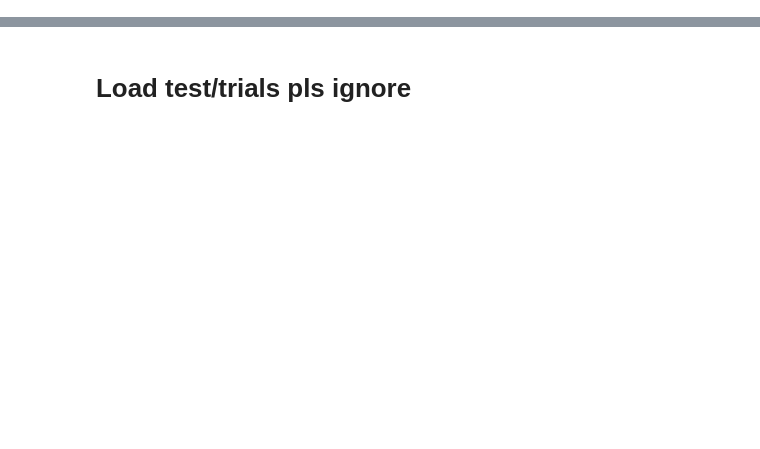
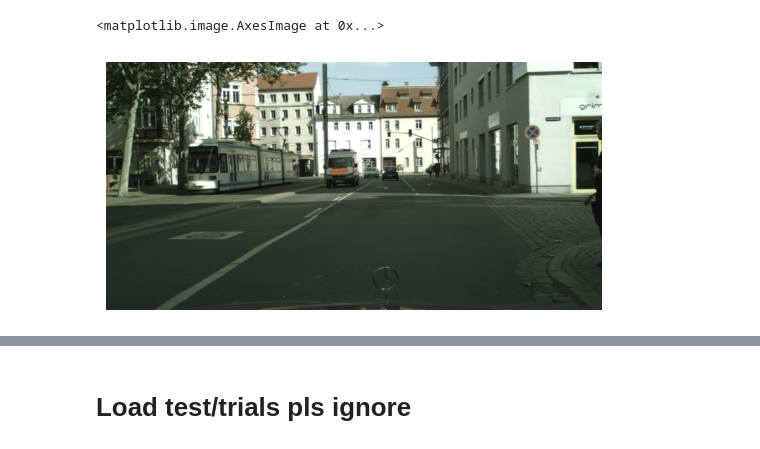
Before and after one commit to DataScienceAndEngineering/deep-learning-final-project-project-sidewalk, a Jupyter notebook: notebooks/explorations/maskrcnn_demo.ipynb, the cells around one changed output, grey strips where cells are left out. Drawn from its saved outputs; the diff is of its cells as text; code cells hidden in the pictures; blank space fills up the shorter version.

```diff
--- a/notebooks/explorations/maskrcnn_demo.ipynb
+++ b/notebooks/explorations/maskrcnn_demo.ipynb
@@ -216,0 +393,6 @@ TypeError: Could not build a TypeSpec for <KerasTensor: shape=(None, None, 4) dt
+# %%
+plt.axis('off')
+plt.imshow(dataset.load_image('jena_000048_000019'))
+# %% [output]
+<matplotlib.image.AxesImage at 0x...>
+[figure, added]
```
Also changed, not shown: parts of 46 cells of this notebook.
